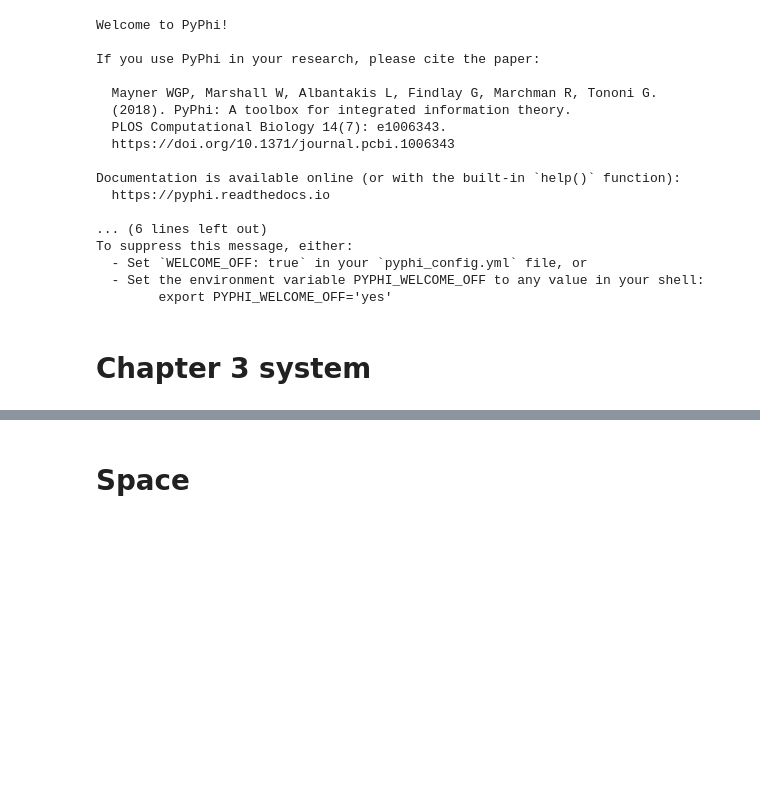
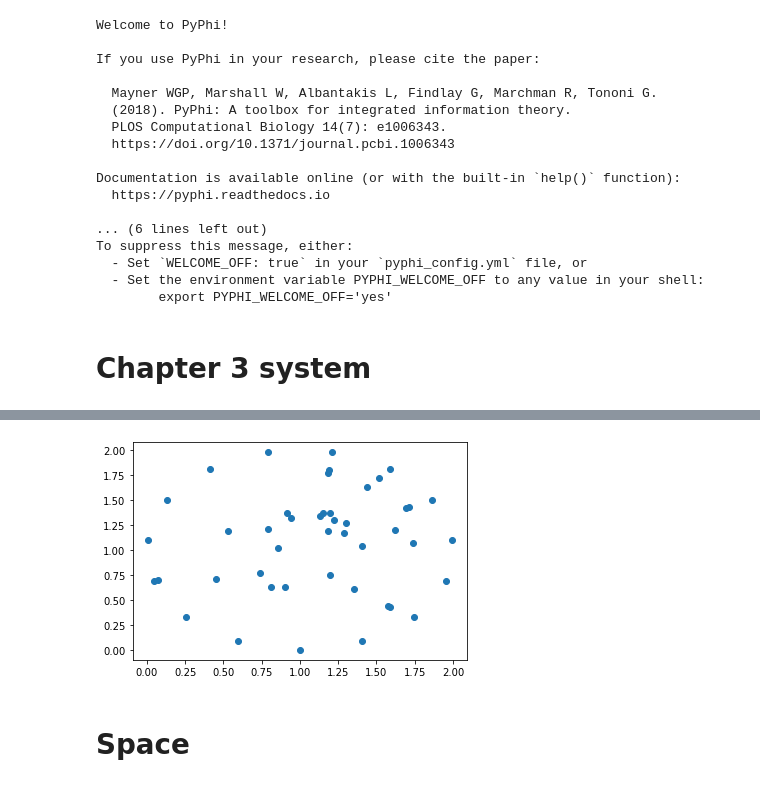
Before and after one commit to matteograsso/pyphi, a Jupyter notebook: spring_plots/spring_plots.ipynb, the cells around one changed output, grey strips where cells are left out. Saved outputs shown, nothing was run; the diff lists cells and outputs as text; code cells hidden in the pictures; blank space fills up the shorter version.

```diff
--- a/spring_plots/spring_plots.ipynb
+++ b/spring_plots/spring_plots.ipynb
@@ -130,3 +153,8 @@ x,y,z = equilibriate(k,purview_indices,xyz[:,0],xyz[:,1])
+# %%
+plt.scatter(x,y)
+plt.show()
+# %% [output]
+[figure, added]
 # %%
 labels = [strip_punct(str(system.indices2nodes(c.mechanism))) for c in ces]+[strip_punct(str(system.indices2nodes(c.purview))) for c in rel.separate_ces(ces)]
 
```
Also changed, not shown: parts of 17 cells of this notebook.
